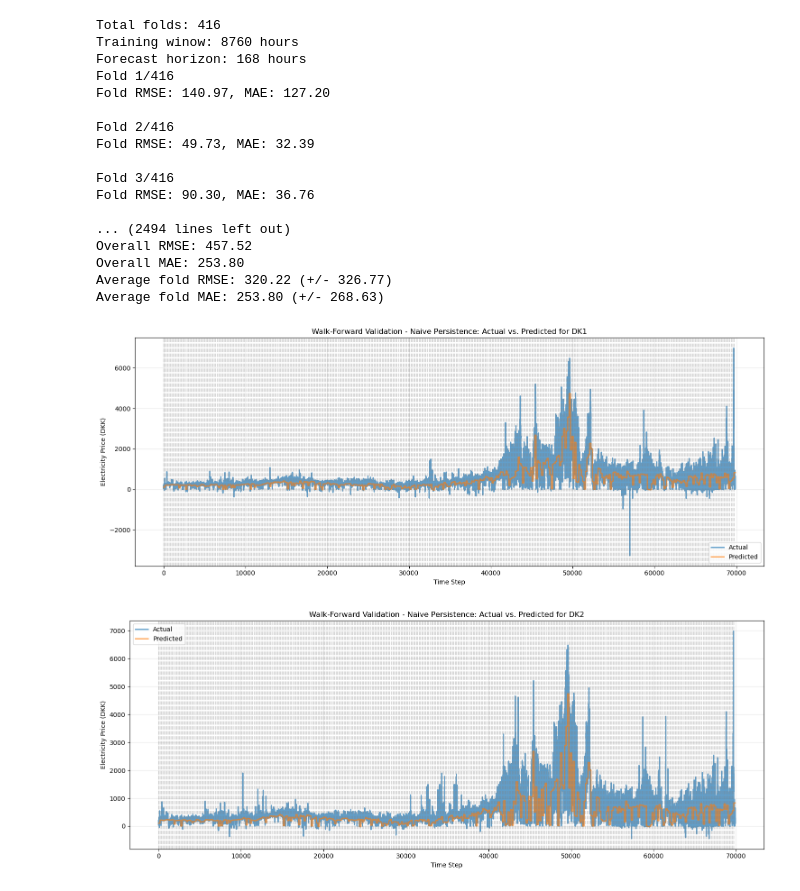
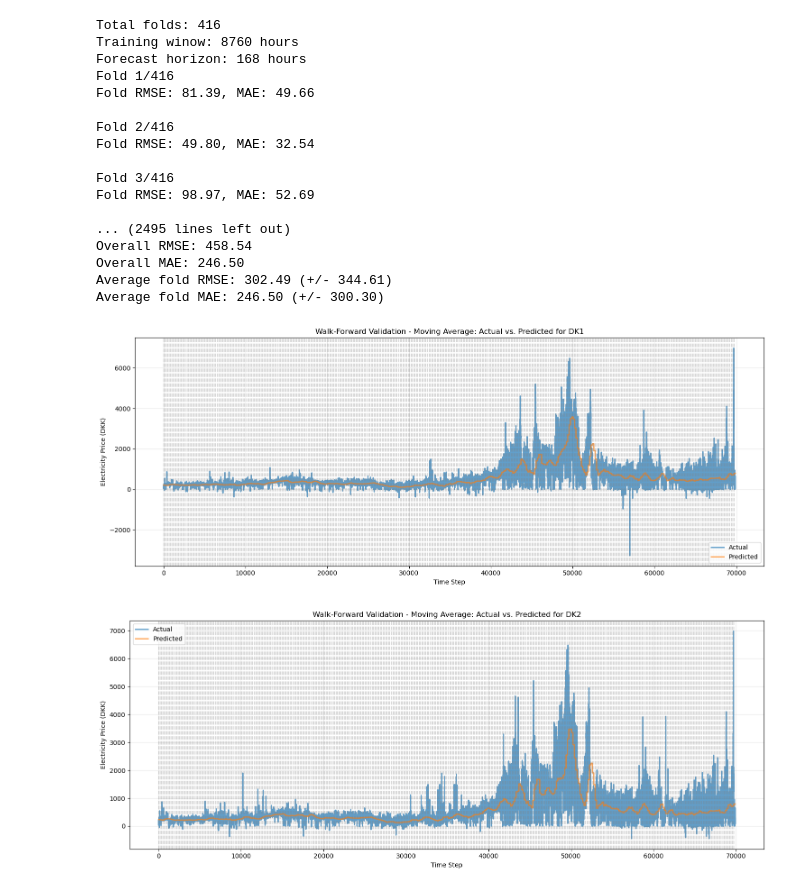
Before and after one commit to chrso19/Speciale_Kode, a Jupyter notebook: Models/moving_average.ipynb, the cells around one changed output. Cells and saved outputs as stored; diff of their text form; code cells hidden in the pictures.

Commit message:
Finished code for moving average

```diff
--- a/Models/moving_average.ipynb
+++ b/Models/moving_average.ipynb
@@ -85,17 +85,19 @@ Test data shape (DK2): (8760, 3)
 Test set fraction (DK2): 11.10%
 # %%
 # Defining the moving average model
-def model_MA(x):
-    return x
+def model_MA(L: list):
+    average = np.mean(L)
+    return average
 # %%
-def perform_walk_forward_validation_naive(
+def perform_walk_forward_validation_MA(
         data_series,
         model,
         training_window = 8760, # 365 days of data - hours of data trained on
         forecast_horizon = 168, # 1 week - hours of data predicted
+        average_sequence = 720, # 1 month - hours used for average
         ):
     """
-    Walk-forward validation for Naive Persistence.
+    Walk-forward validation for Moving Average.
     """
 
     all_predictions = []
@@ -123,8 +125,10 @@ def perform_walk_forward_validation_naive(
         train_data = data_series[start: start + training_window]
         val_data = data_series[start + training_window: start + training_window + forecast_horizon]
 
-        # Using the naive persistence model
-        predicted_value = model(train_data.iloc[-1])
+        # Using the moving average model
+        temp_list = list(train_data)
+        model_input = temp_list[-average_sequence:]
+        predicted_value = model(model_input)
         predictions = np.full(len(val_data), predicted_value)
         actuals = val_data.values
 
@@ -187,47 +191,47 @@ def plot_walk_forward_results(
     plt.show()
 # %%
 # Walk-forward validation
-model = model_persistence
+model = model_MA
 
 # Walk-forward validation for DK1
 data_series_DK1 = DK1_train_set['DKPrice']
-predictions_DK1, actuals_DK1, rmse_DK1, mae_DK1 = perform_walk_forward_validation_naive(data_series_DK1, model)
+predictions_DK1, actuals_DK1, rmse_DK1, mae_DK1 = perform_walk_forward_validation_MA(data_series_DK1, model)
 
 # Walk-forward validation for DK2
 data_series_DK2 = DK2_train_set['DKPrice']
-predictions_DK2, actuals_DK2, rmse_DK2, mae_DK2 = perform_walk_forward_validation_naive(data_series_DK2, model)
+predictions_DK2, actuals_DK2, rmse_DK2, mae_DK2 = perform_walk_forward_validation_MA(data_series_DK2, model)
 # %% [output]
 Total folds: 416
 Training winow: 8760 hours
 Forecast horizon: 168 hours
 Fold 1/416
-Fold RMSE: 140.97, MAE: 127.20
+Fold RMSE: 81.39, MAE: 49.66
 
 Fold 2/416
-Fold RMSE: 49.73, MAE: 32.39
+Fold RMSE: 49.80, MAE: 32.54
 
 Fold 3/416
-Fold RMSE: 90.30, MAE: 36.76
+Fold RMSE: 98.97, MAE: 52.69
 
-... (2494 lines left out)
-Overall RMSE: 457.52
-Overall MAE: 253.80
-Average fold RMSE: 320.22 (+/- 326.77)
-Average fold MAE: 253.80 (+/- 268.63)
+... (2495 lines left out)
+Overall RMSE: 458.54
+Overall MAE: 246.50
+Average fold RMSE: 302.49 (+/- 344.61)
+Average fold MAE: 246.50 (+/- 300.30)
 # %%
-title_DK1 = 'Walk-Forward Validation - Naive Persistence: Actual vs. Predicted for DK1'
+title_DK1 = 'Walk-Forward Validation - Moving Average: Actual vs. Predicted for DK1'
 
 plot_walk_forward_results(
         predictions_DK1,
         actuals_DK1,
         title_DK1)
 
-title_DK2 = 'Walk-Forward Validation - Naive Persistence: Actual vs. Predicted for DK2'
+title_DK2 = 'Walk-Forward Validation - Moving Average: Actual vs. Predicted for DK2'
 
 plot_walk_forward_results(
         predictions_DK2,
         actuals_DK2,
         title_DK2)
 # %% [output]
-[figure, old version]
+[figure, new version]
-[figure, old version]
+[figure, new version]
```
Also changed, not shown: parts of 1 cell of this notebook.
